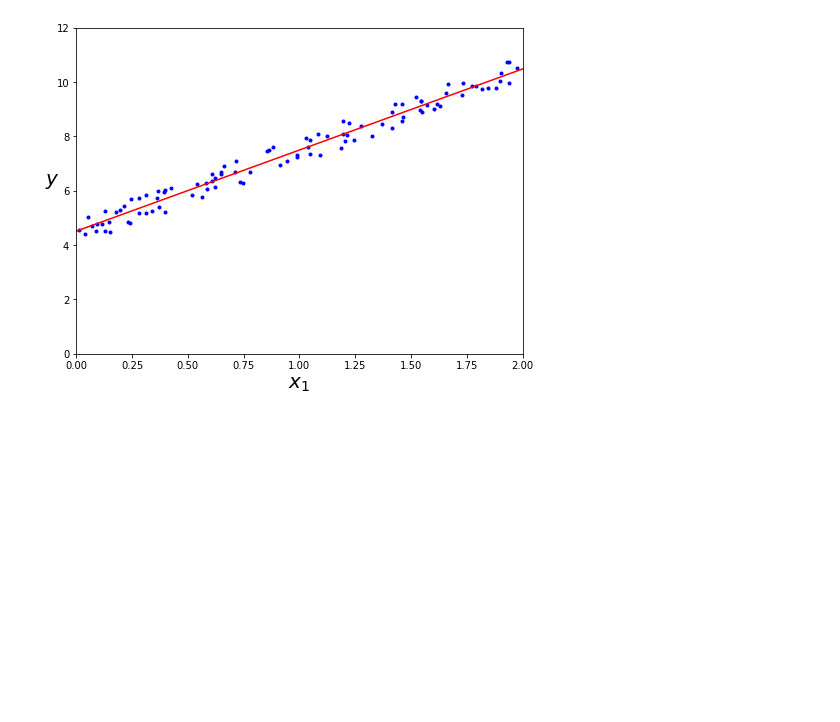
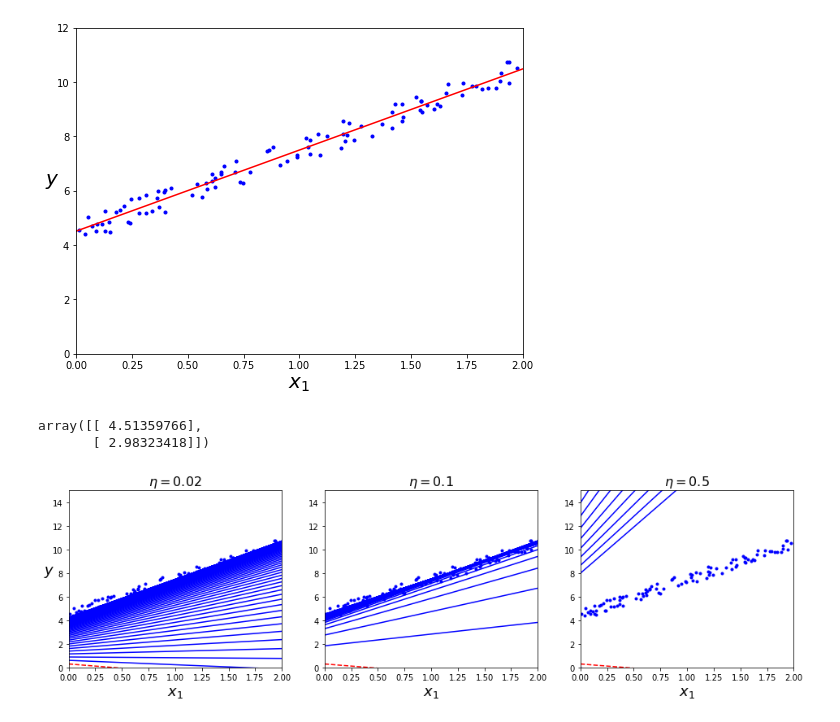
Before and after one commit to sabnak/ml_test, a Jupyter notebook: teaching.ipynb, the cells around one changed output. Cells and saved outputs as stored; diff of their text form; code cells hidden in the pictures; blank space fills up the shorter version.

```diff
--- a/teaching.ipynb
+++ b/teaching.ipynb
@@ -16,7 +18,7 @@ plt.axis([0, 2, 0, 12])
 [0, 2, 0, 12]
 [figure]
 # %%
-X_b = np.c_[np.ones((100, 1)), X]
+X_b = np.c_[np.ones((m, 1)), X]
 theta_best = np.linalg.inv(X_b.T.dot(X_b)).dot(X_b.T).dot(y)
 theta_best
 # %% [output]
@@ -36,3 +38,58 @@ plt.axis([0, 2, 0, 12])
 # %% [output]
 [0, 2, 0, 12]
 [figure]
+# %%
+eta = 0.1
+n_iterations = 1000
+theta = np.random.randn(2, 1)
+
+for iteration in range(n_iterations):
+    gradients = 2/m * X_b.T.dot(X_b.dot(theta) - y)
+    theta = theta - eta * gradients
+
+theta
+# %% [output]
+array([[ 4.51359766],
+       [ 2.98323418]])
+# %%
+theta_path_bgd = []
+
+def plot_gradient_descent(theta, eta, n_iterations=1000, theta_path=None, n_iterations_to_draw=10):
+    m = len(X_b)
+    plt.plot(X, y, "b.")
+    for iteration in range(n_iterations):
+        if iteration < n_iterations_to_draw:
+            y_predict = X_new_b.dot(theta)
+            style = "b-" if iteration > 0 else "r--"
+            plt.plot(X_new, y_predict, style)
+        gradients = 2/m * X_b.T.dot(X_b.dot(theta) - y)
+        theta = theta - eta * gradients
+        if theta_path is not None:
+            theta_path.append(theta)
+    plt.xlabel("$x_1$", fontsize=18)
+    plt.axis([0, 2, 0, 15])
+    plt.title(r"$\eta = {}$".format(eta), fontsize=16)
+
+    return theta
+# %%
+theta = np.random.randn(2,1)
+n_iterations = 1000
+n_iterations_to_draw = max(10, min(n_iterations / 10, 100))
+
+plt.figure(figsize=(16,4))
+
+plt.subplot(131)
+plot_gradient_descent(theta, eta=0.02, n_iterations=n_iterations, n_iterations_to_draw=n_iterations_to_draw)
+
+plt.ylabel("$y$", rotation=0, fontsize=18)
+
+plt.subplot(132)
+plot_gradient_descent(theta, eta=0.1, n_iterations=n_iterations, theta_path=theta_path_bgd,
+                      n_iterations_to_draw=n_iterations_to_draw)
+
+plt.subplot(133)
+plot_gradient_descent(theta, eta=0.5, n_iterations=n_iterations, n_iterations_to_draw=n_iterations_to_draw)
+
+plt.show()
+# %% [output]
+[figure, added]
```
Also changed, not shown: parts of 14 cells of this notebook, 3 other files.
